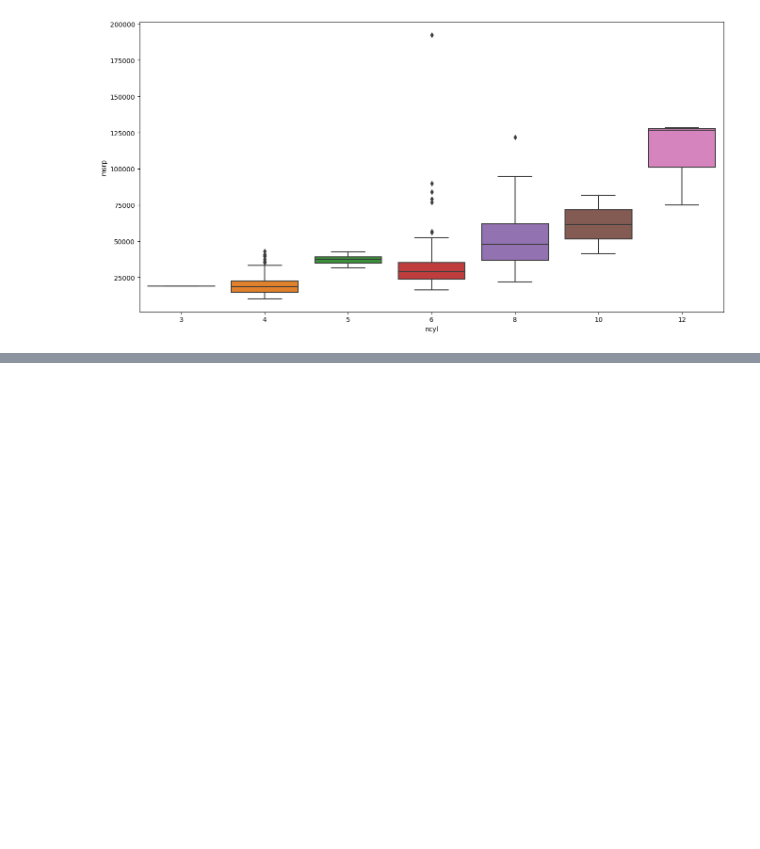
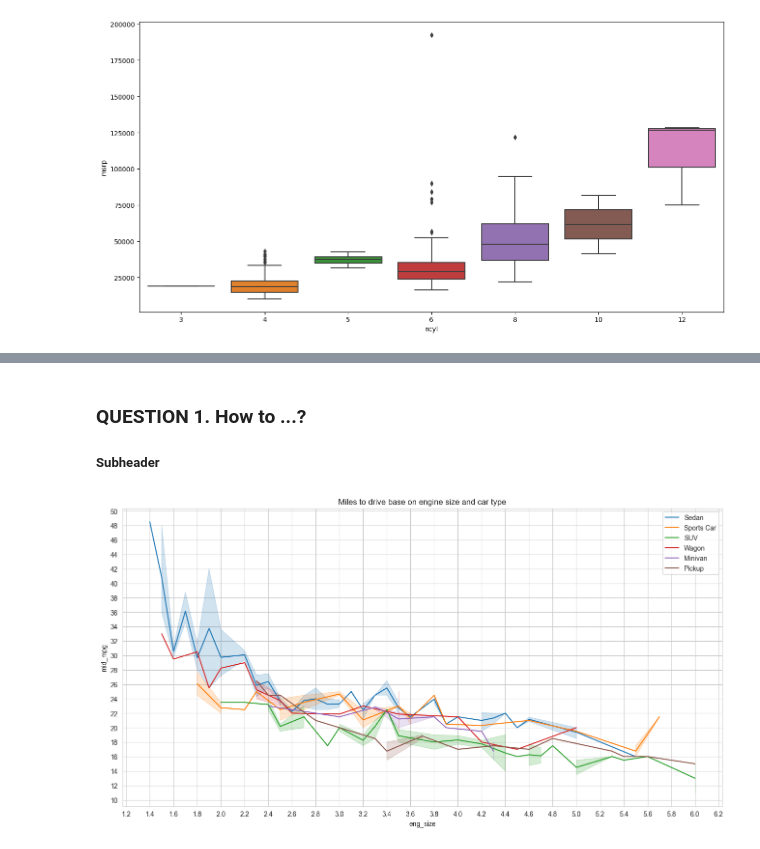
Before and after one commit to Valerii-Poliakov/cars_eda, a Jupyter notebook: cars_eda.ipynb, the cells around one changed output, grey strips where cells are left out. Cells and saved outputs as stored; diff of their text form; code cells hidden in the pictures; blank space fills up the shorter version.

```diff
--- a/cars_eda.ipynb
+++ b/cars_eda.ipynb
@@ -126,0 +179,22 @@ fig = sns.boxplot(x='ncyl', y='msrp', data=data_plot)
+# %% [markdown]
+### QUESTION 1. How to ...?
+##### Subheader
+# %%
+# dependance of mixed mpg from the car engine size | splitted per car type
+df['mid_mpg'] = (df.city_mpg + df.hwy_mpg) / 2
+
+plt.subplots(figsize=(16, 8))
+plt.title('Miles to drive base on engine size and car type')
+
+for car_type in car_types:
+    df_car_type = df.loc[df[car_type[1]]==True]
+    fig = sns.lineplot(x='eng_size', y='mid_mpg', data=df_car_type[['eng_size', 'mid_mpg']], label=car_type[0])
+
+sns.set_style("whitegrid")
+fig.yaxis.set_major_locator(ticker.MultipleLocator(2))
+fig.xaxis.set_major_locator(ticker.MultipleLocator(0.2))
+
+plt.legend()
+plt.show()
+# %% [output]
+[figure, added]
```
Also changed, not shown: parts of 7 cells of this notebook.
